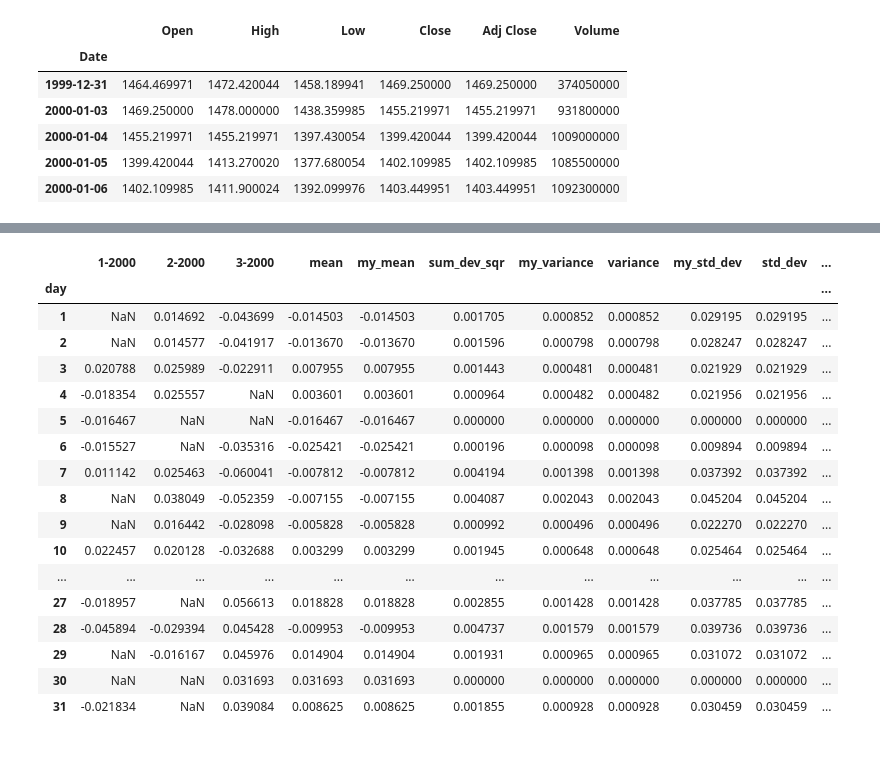
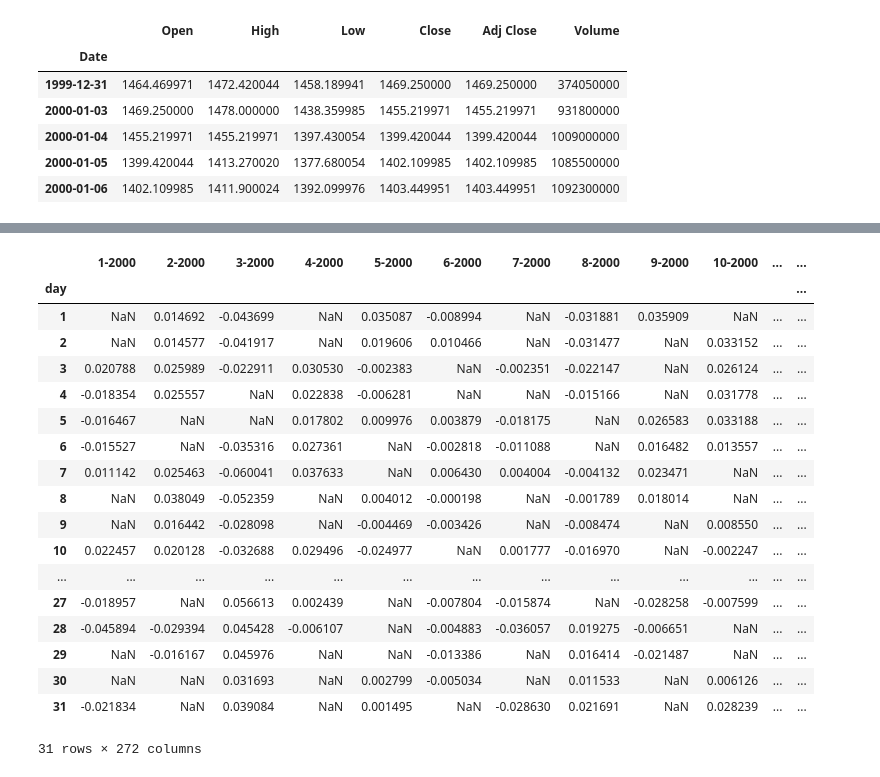
Before and after one commit to Tzion/backtester, a Jupyter notebook: research/snp_monthly_seasonality.ipynb, the cells around one changed output, grey strips where cells are left out. Drawn from its saved outputs; the diff is of its cells as text; code cells hidden in the pictures.

```diff
--- a/research/snp_monthly_seasonality.ipynb
+++ b/research/snp_monthly_seasonality.ipynb
@@ -48,57 +51,62 @@ fig.show()
 # %% [output]
 [interactive output not drawn]
 # %%
-dev_df = pd.DataFrame(index=pd.Index(range(1,32),name='day'))
-for year in range(2000, 2022):
-    for month in range(1,13):
-        month_dev = deviation_of(month, year).deviation_norm
-        title = str(month_dev.attrs['month']) + '-' + str(month_dev.attrs['year'])
-        month_dev.name = title
-        month_dev = pd.DataFrame(month_dev)
-        dev_df = pd.concat([dev_df, month_dev], axis=1)
+# Create deviations DF over all years
+def deviation_over_period(start_year=int(START_YEAR), end_year=int(END_YEAR)) -> pd.DataFrame:
+    dev_df = pd.DataFrame(index=pd.Index(range(1,32),name='day'))
+    for year in range(start_year, end_year+1):
+        for month in range(1,13):
+            month_dev = deviation_of(month, year).deviation_norm
+            title = str(month_dev.attrs['month']) + '-' + str(month_dev.attrs['year'])
+            month_dev.name = title
+            month_dev = pd.DataFrame(month_dev)
+            dev_df = pd.concat([dev_df, month_dev], axis=1)
+    return dev_df
 # %%
-def squared_deviation_sum(sum, new_val, mean):
-    sum = 0 if sum != sum else sum
-    return sum if new_val != new_val else (new_val - mean)**2 + sum
+import numpy as np
+devs = deviation_over_period()
+prices_len = len(devs.columns)
 
-import numpy as np
-devs=dev_df.copy()
-prices_len = len(devs.columns)
-prices_len = 3## for debugging len(devs.columns)
-devs = devs.iloc[:,:prices_len] # for debugging on smaller df
+# FOR DEBUGGING comment out
+# prices_len = 3## for debugging len(devs.columns)
+# devs = devs.iloc[:,:prices_len] # for debugging on smaller df
+
+# Add statistics
 prices = devs.iloc[:,:prices_len]
 devs['mean'] = prices.mean(axis=1)
+devs['variance'] = np.nanvar(prices, axis=1)
+devs['std_dev'] = prices.std(axis=1, ddof=0, numeric_only=True)
+
+# This section is to be able to manipulate a bit the statistics
 devs['my_mean'] = prices.apply(axis=1,
                                func=lambda row: row.sum() / row.count())
 devs['sum_dev_sqr'] = prices.apply(
     lambda row, means:
         sum(row.dropna().apply(lambda x: (x - means[row.name])**2)),
     axis=1, result_type='reduce', means=devs['mean'])
 devs['my_variance'] = devs['sum_dev_sqr'] / prices.count(axis=1)
-devs['variance'] = np.nanvar(prices, axis=1)
 devs['my_std_dev'] = np.sqrt(abs(devs['variance']))
-devs['std_dev'] = prices.std(axis=1, ddof=0, numeric_only=True)
-devs['std_dev_from_variance'] = np.sqrt(devs['variance'])
 devs
 # %% [output]
-|  | 1-2000 | 2-2000 | 3-2000 | mean | my_mean | sum_dev_sqr | my_variance | variance | my_std_dev | std_dev | ... |
-| day |  |  |  |  |  |  |  |  |  |  | ... |
-| 1 | NaN | 0.014692 | -0.043699 | -0.014503 | -0.014503 | 0.001705 | 0.000852 | 0.000852 | 0.029195 | 0.029195 | ... |
-| 2 | NaN | 0.014577 | -0.041917 | -0.013670 | -0.013670 | 0.001596 | 0.000798 | 0.000798 | 0.028247 | 0.028247 | ... |
-| 3 | 0.020788 | 0.025989 | -0.022911 | 0.007955 | 0.007955 | 0.001443 | 0.000481 | 0.000481 | 0.021929 | 0.021929 | ... |
-| 4 | -0.018354 | 0.025557 | NaN | 0.003601 | 0.003601 | 0.000964 | 0.000482 | 0.000482 | 0.021956 | 0.021956 | ... |
-| 5 | -0.016467 | NaN | NaN | -0.016467 | -0.016467 | 0.000000 | 0.000000 | 0.000000 | 0.000000 | 0.000000 | ... |
-| 6 | -0.015527 | NaN | -0.035316 | -0.025421 | -0.025421 | 0.000196 | 0.000098 | 0.000098 | 0.009894 | 0.009894 | ... |
-| 7 | 0.011142 | 0.025463 | -0.060041 | -0.007812 | -0.007812 | 0.004194 | 0.001398 | 0.001398 | 0.037392 | 0.037392 | ... |
-| 8 | NaN | 0.038049 | -0.052359 | -0.007155 | -0.007155 | 0.004087 | 0.002043 | 0.002043 | 0.045204 | 0.045204 | ... |
-| 9 | NaN | 0.016442 | -0.028098 | -0.005828 | -0.005828 | 0.000992 | 0.000496 | 0.000496 | 0.022270 | 0.022270 | ... |
-| 10 | 0.022457 | 0.020128 | -0.032688 | 0.003299 | 0.003299 | 0.001945 | 0.000648 | 0.000648 | 0.025464 | 0.025464 | ... |
-| ... | ... | ... | ... | ... | ... | ... | ... | ... | ... | ... | ... |
-| 27 | -0.018957 | NaN | 0.056613 | 0.018828 | 0.018828 | 0.002855 | 0.001428 | 0.001428 | 0.037785 | 0.037785 | ... |
-| 28 | -0.045894 | -0.029394 | 0.045428 | -0.009953 | -0.009953 | 0.004737 | 0.001579 | 0.001579 | 0.039736 | 0.039736 | ... |
-| 29 | NaN | -0.016167 | 0.045976 | 0.014904 | 0.014904 | 0.001931 | 0.000965 | 0.000965 | 0.031072 | 0.031072 | ... |
-| 30 | NaN | NaN | 0.031693 | 0.031693 | 0.031693 | 0.000000 | 0.000000 | 0.000000 | 0.000000 | 0.000000 | ... |
-| 31 | -0.021834 | NaN | 0.039084 | 0.008625 | 0.008625 | 0.001855 | 0.000928 | 0.000928 | 0.030459 | 0.030459 | ... |
+|  | 1-2000 | 2-2000 | 3-2000 | 4-2000 | 5-2000 | 6-2000 | 7-2000 | 8-2000 | 9-2000 | 10-2000 | ... | ... |
+| day |  |  |  |  |  |  |  |  |  |  |  | ... |
+| 1 | NaN | 0.014692 | -0.043699 | NaN | 0.035087 | -0.008994 | NaN | -0.031881 | 0.035909 | NaN | ... | ... |
+| 2 | NaN | 0.014577 | -0.041917 | NaN | 0.019606 | 0.010466 | NaN | -0.031477 | NaN | 0.033152 | ... | ... |
+| 3 | 0.020788 | 0.025989 | -0.022911 | 0.030530 | -0.002383 | NaN | -0.002351 | -0.022147 | NaN | 0.026124 | ... | ... |
+| 4 | -0.018354 | 0.025557 | NaN | 0.022838 | -0.006281 | NaN | NaN | -0.015166 | NaN | 0.031778 | ... | ... |
+| 5 | -0.016467 | NaN | NaN | 0.017802 | 0.009976 | 0.003879 | -0.018175 | NaN | 0.026583 | 0.033188 | ... | ... |
+| 6 | -0.015527 | NaN | -0.035316 | 0.027361 | NaN | -0.002818 | -0.011088 | NaN | 0.016482 | 0.013557 | ... | ... |
+| 7 | 0.011142 | 0.025463 | -0.060041 | 0.037633 | NaN | 0.006430 | 0.004004 | -0.004132 | 0.023471 | NaN | ... | ... |
+| 8 | NaN | 0.038049 | -0.052359 | NaN | 0.004012 | -0.000198 | NaN | -0.001789 | 0.018014 | NaN | ... | ... |
+| 9 | NaN | 0.016442 | -0.028098 | NaN | -0.004469 | -0.003426 | NaN | -0.008474 | NaN | 0.008550 | ... | ... |
+| 10 | 0.022457 | 0.020128 | -0.032688 | 0.029496 | -0.024977 | NaN | 0.001777 | -0.016970 | NaN | -0.002247 | ... | ... |
+| ... | ... | ... | ... | ... | ... | ... | ... | ... | ... | ... | ... | ... |
+| 27 | -0.018957 | NaN | 0.056613 | 0.002439 | NaN | -0.007804 | -0.015874 | NaN | -0.028258 | -0.007599 | ... | ... |
+| 28 | -0.045894 | -0.029394 | 0.045428 | -0.006107 | NaN | -0.004883 | -0.036057 | 0.019275 | -0.006651 | NaN | ... | ... |
+| 29 | NaN | -0.016167 | 0.045976 | NaN | NaN | -0.013386 | NaN | 0.016414 | -0.021487 | NaN | ... | ... |
+| 30 | NaN | NaN | 0.031693 | NaN | 0.002799 | -0.005034 | NaN | 0.011533 | NaN | 0.006126 | ... | ... |
+| 31 | -0.021834 | NaN | 0.039084 | NaN | 0.001495 | NaN | -0.028630 | 0.021691 | NaN | 0.028239 | ... | ... |
+31 rows × 272 columns
 # %%
 devs.index.name = 'day' #  the concat prob destroyed the name of the index
 fig = px.scatter(devs, x=devs.index, y=devs['mean'], title='Mean price per day of month')
```
Also changed, not shown: parts of 4 cells of this notebook.
